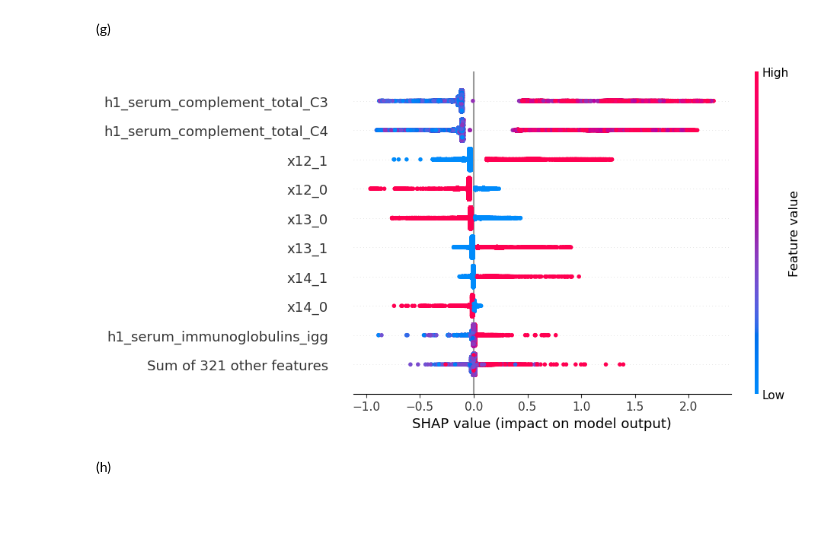
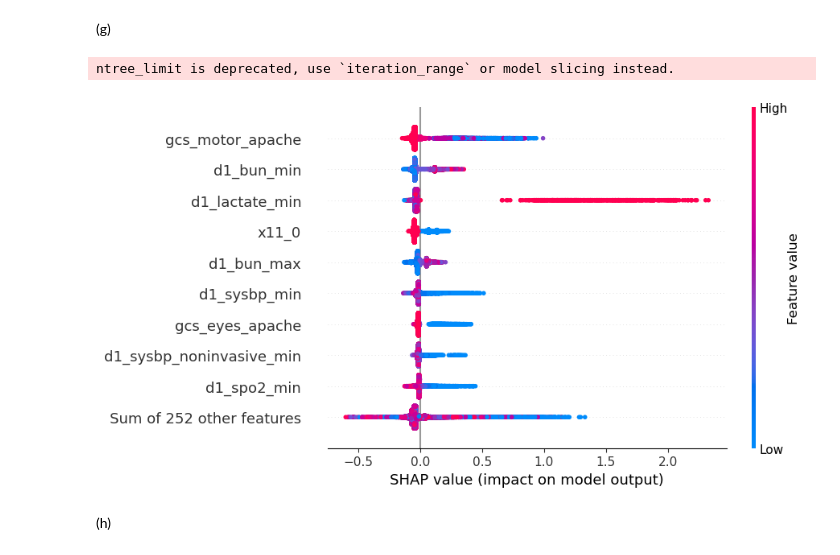
Before and after one commit to Anthonyma0706/ICU_mortality_prediction, a Jupyter notebook: homework1_student_ver.ipynb, the cells around one changed output. Cells and saved outputs as stored; diff of their text form; code cells hidden in the pictures; blank space fills up the shorter version.

```diff
--- a/homework1_student_ver.ipynb
+++ b/homework1_student_ver.ipynb
@@ -98,7 +98,7 @@ df_relevant
 | 91712 | 82.0 | 22.031250 | 1 | Caucasian | F | 160.0 | NaN | ... |
 91713 rows × 177 columns
 # %%
-remaining_binary_features = []
+remaining_binary_features = [] # NOTE: I believe this only applies to digital values
 
 for col in df_relevant.columns:
     # drop nan values in the array
@@ -107,7 +107,8 @@ for col in df_relevant.columns:
 
     if n_outcome == 2:
         print('Binary!', arr_uni)
-        remaining_binary_features.append(col)
+        if type(arr_uni[0]) != str: # remove gender...
+            remaining_binary_features.append(col)
 remaining_binary_features
 # %% [output]
 Binary! [0 1]
@@ -150,9 +150,9 @@ y = df[[label]]
 #remaining_binary_features = ["feature1", "feature2", "feature3"]
 
 # cast gender into 1 and 0
-gender_series = X['gender'].replace('M',1)
-gender_series = gender_series.replace('F',0)
-X['gender'] = gender_series
+# gender_series = X['gender'].replace('M',1)
+# gender_series = gender_series.replace('F',0)
+# X['gender'] = gender_series
 
 
 #------YOUR CODE ENDS--------
@@ -371,21 +366,18 @@ plt.show()
 # %%
 import shap
 
 # Compute and plot the shapley values of the xgboost model on a beeswarm plot
 #------YOUR CODE HERE--------
 # explain the model's predictions using SHAP
 # (same syntax works for LightGBM, CatBoost, scikit-learn, transformers, Spark, etc.)
 explainer = shap.Explainer(xgbRF)
-shap_values = explainer(X_train)
-
-# visualize the first prediction's explanation
-#shap.plots.waterfall(shap_values[0])
-
+shap_values = explainer(X_test)
 # summarize the effects of all the features
 shap.plots.beeswarm(shap_values)
 #------YOUR CODE ENDS--------
 # %% [output]
+ntree_limit is deprecated, use `iteration_range` or model slicing instead.
-[figure, old version]
+[figure, new version]
 # %% [markdown]
 (h)
 # %%
```
Also changed, not shown: parts of 17 cells of this notebook.
